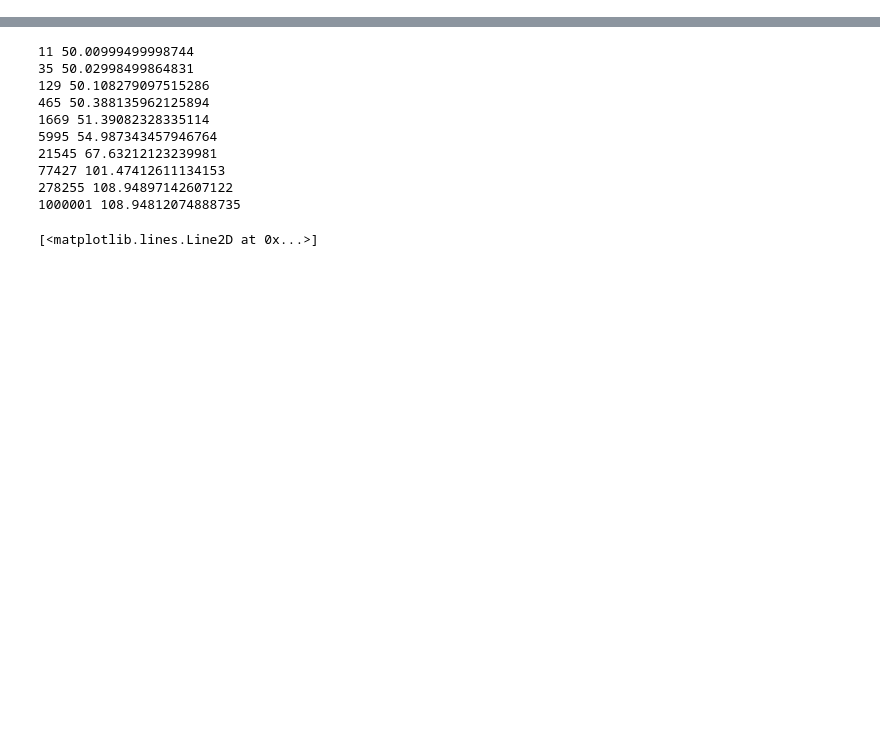
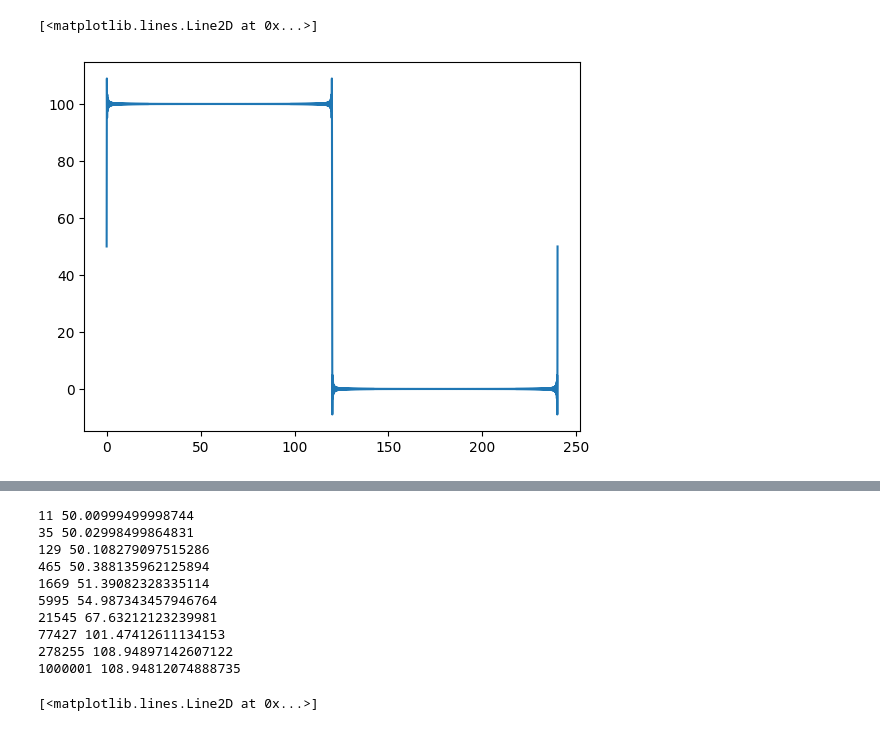
Before and after one commit to tonyko618/Waves_Lab, a Jupyter notebook: Session1/code.ipynb, the cells around one changed output, grey strips where cells are left out. Drawn from its saved outputs; the diff is of its cells as text; code cells hidden in the pictures; blank space fills up the shorter version.

```diff
--- a/Session1/code.ipynb
+++ b/Session1/code.ipynb
@@ -55,3 +60,27 @@ plt.plot(x,n1+n2+n3)
+# %%
+sq = square(50,50,240,1000,0,240)
+
+x0 = sq[0]
+length = len(x0)
+
+n0 = np.full(length, 50.)
+def gen_sin(n):
+    global x0
+    return 200/np.pi/n*np.sin(2*np.pi/240*n*x0)
+
+sin = n0
+cumalative = n0
+
+vect_int = np.vectorize(int)
+
+
+for i in range(1,1000,2):
+    cumalative += gen_sin(i)
+
+plt.plot(x0,cumalative)
+# %% [output]
+[<matplotlib.lines.Line2D at 0x...>]
+[figure, added]
 # %%
 sq = square(50,50,240,1000,0,240)
 #plt.plot(*sq)
```
Also changed, not shown: parts of 4 cells of this notebook.
